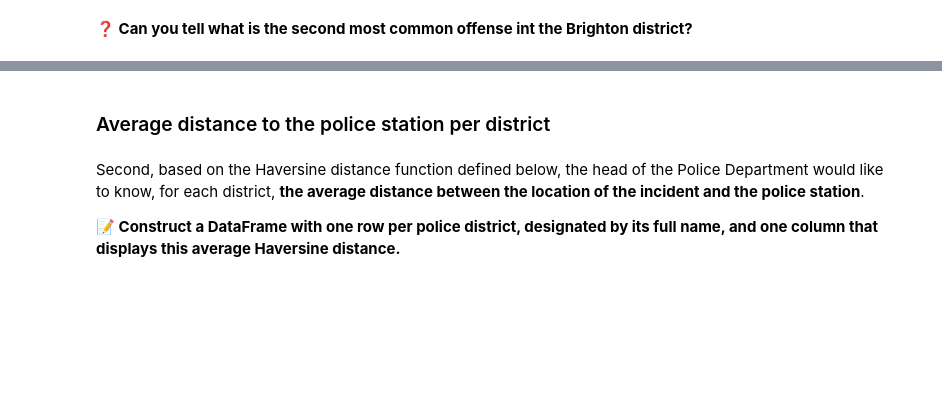
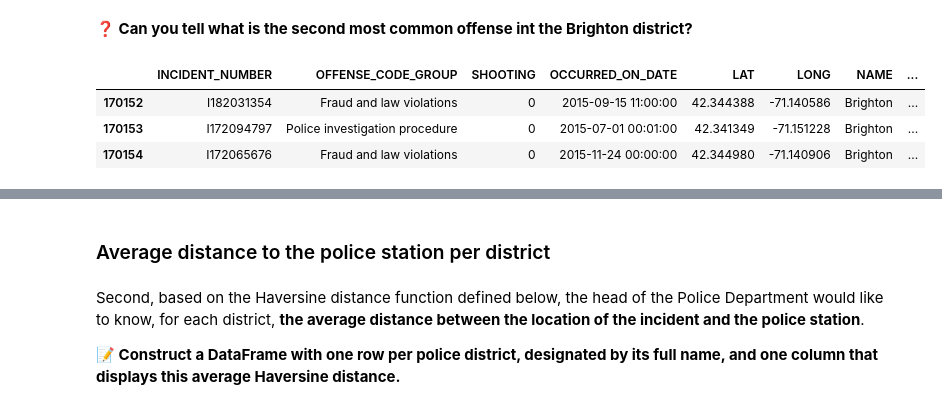
Before and after one commit to abibalimi/data-certification-exam, a Jupyter notebook: decision_science/boston_crimes.ipynb, the cells around one changed output, grey strips where cells are left out. Drawn from its saved outputs; the diff is of its cells as text; code cells hidden in the pictures; blank space fills up the shorter version.

```diff
--- a/decision_science/boston_crimes.ipynb
+++ b/decision_science/boston_crimes.ipynb
@@ -423,0 +457,8 @@ second_most_common_offence = "..."
+# %%
+brighton_df = data[data.NAME == 'Brighton']
+brighton_df.head(3)
+# %% [output]
+|  | INCIDENT_NUMBER | OFFENSE_CODE_GROUP | SHOOTING | OCCURRED_ON_DATE | LAT | LONG | NAME | ... |
+| 170152 | I182031354 | Fraud and law violations | 0 | 2015-09-15 11:00:00 | 42.344388 | -71.140586 | Brighton | ... |
+| 170153 | I172094797 | Police investigation procedure | 0 | 2015-07-01 00:01:00 | 42.341349 | -71.151228 | Brighton | ... |
+| 170154 | I172065676 | Fraud and law violations | 0 | 2015-11-24 00:00:00 | 42.344980 | -71.140906 | Brighton | ... |
```
Also changed, not shown: parts of 18 cells of this notebook, 3 other files.
